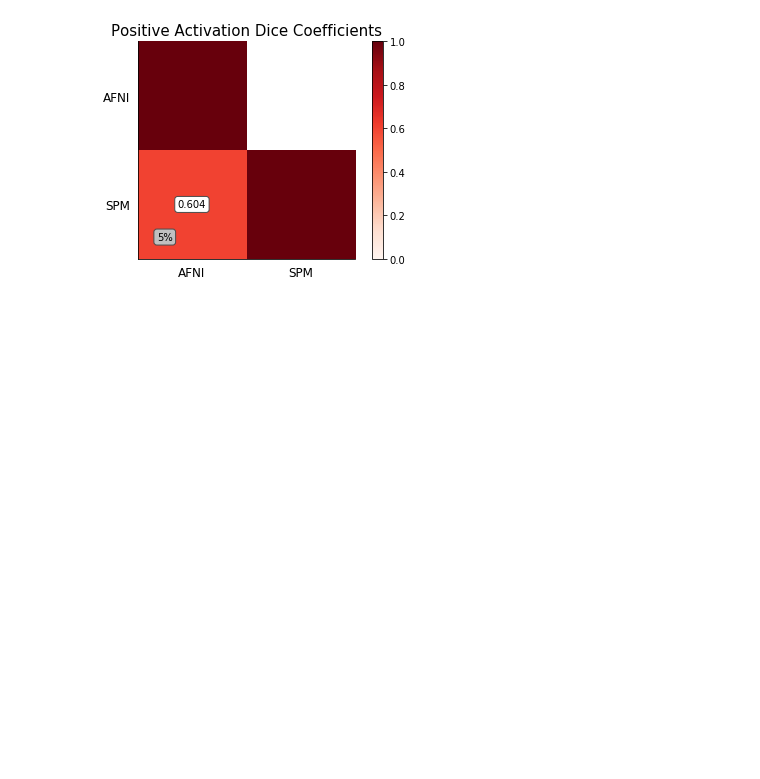
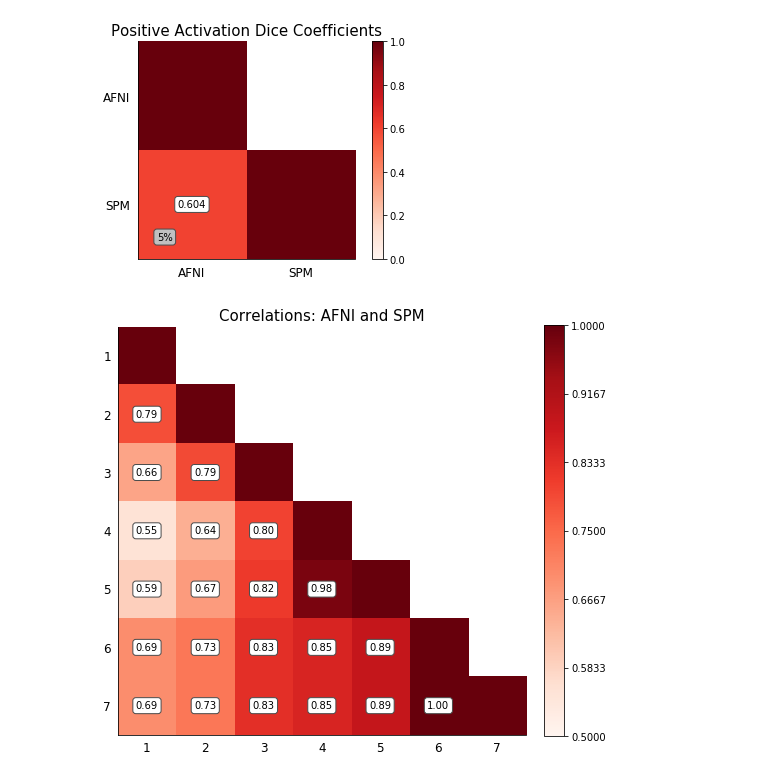
Before and after one commit to NISOx-BDI/SC2, a Jupyter notebook: figures/ds120_notebook.ipynb, the cells around one changed output. Saved outputs shown, nothing was run; the diff lists cells and outputs as text; code cells hidden in the pictures; blank space fills up the shorter version.

Commit message:
added mass-comparison correlation and dice plots

```diff
--- a/figures/ds120_notebook.ipynb
+++ b/figures/ds120_notebook.ipynb
@@ -149,3 +217,8 @@ dice.dice(afni_exc_set_file, spm_exc_set_file, study=study,
          afni_stat_file=afni_stat_file, spm_stat_file=spm_stat_file)
 # %% [output]
 [figure]
+# %%
+from lib import correlation_tables
+correlation_tables.new_correlation_tables(old_afni_stat_file, afni_stat_file, spm_afni_subject_level_stat_file, afni_drift_stat_file, afni_design_stat_file, spm_stat_file, old_spm_stat_file, "Correlations: AFNI and SPM")
+# %% [output]
+[figure, added]
```
Also changed, not shown: parts of 5 cells of this notebook.
